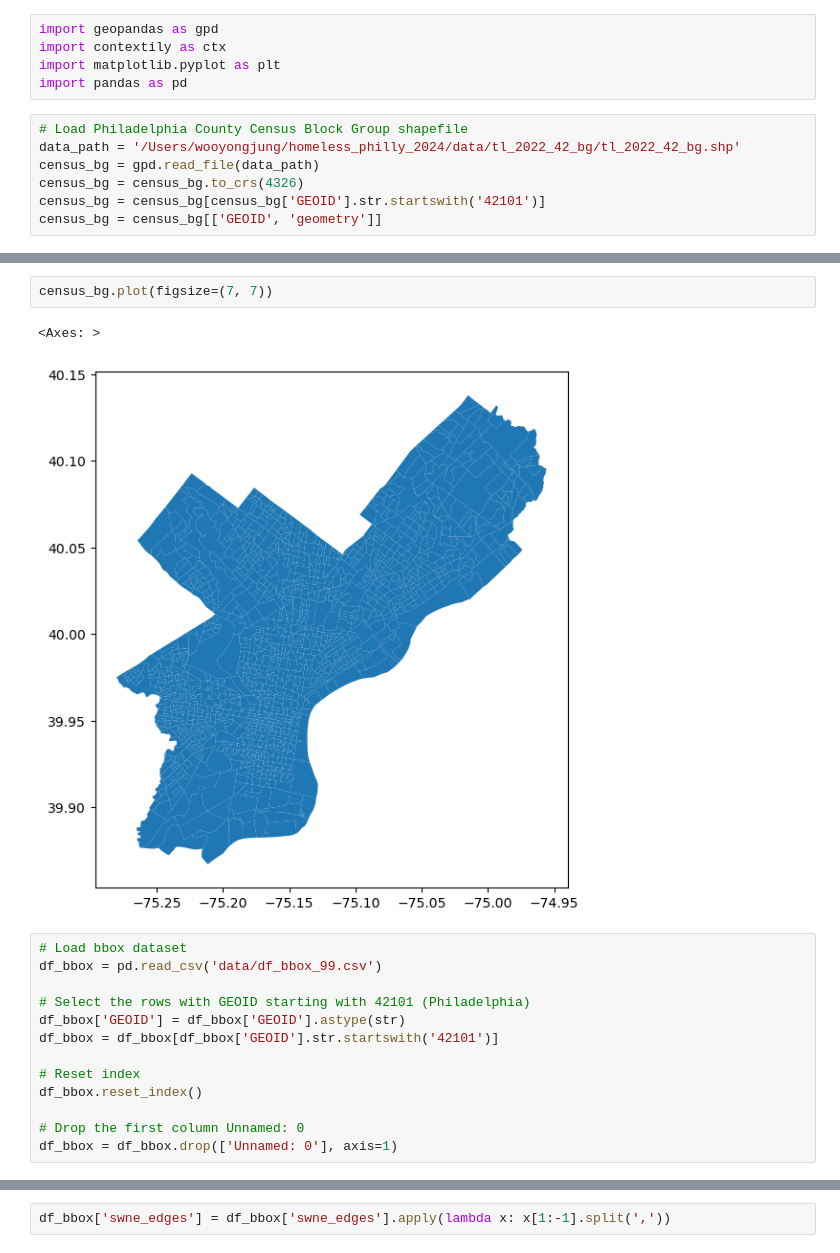
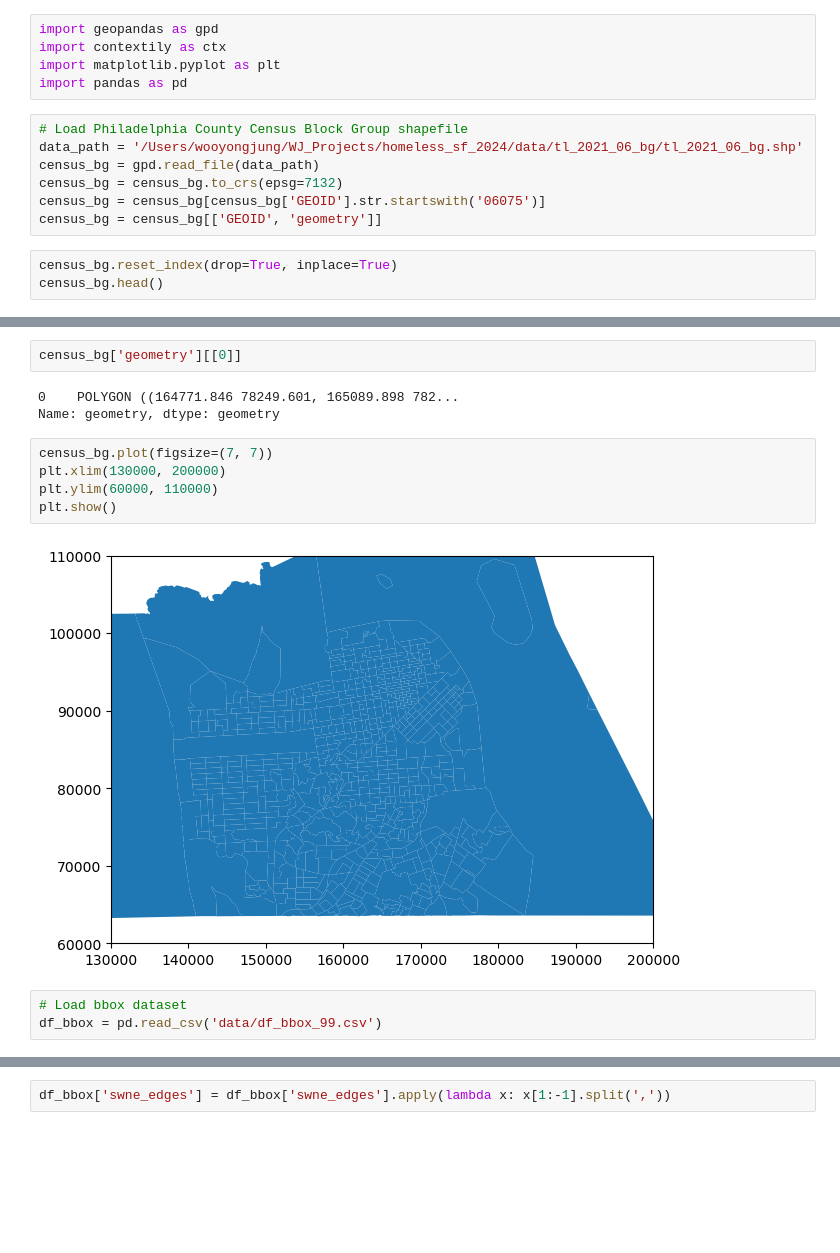
Before and after one commit to yilmajung/homeless_philly_2024, a Jupyter notebook: 2_create_cbg_level_map.ipynb, the cells around one changed output, grey strips where cells are left out. Drawn from its saved outputs; the diff is of its cells as text; blank space fills up the shorter version.

```diff
--- a/2_create_cbg_level_map.ipynb
+++ b/2_create_cbg_level_map.ipynb
@@ -5,8 +5,11 @@ import matplotlib.pyplot as plt
 import pandas as pd
 # %%
 # Load Philadelphia County Census Block Group shapefile
-data_path = '/Users/wooyongjung/homeless_philly_2024/data/tl_2022_42_bg/tl_2022_42_bg.shp'
+data_path = '/Users/wooyongjung/WJ_Projects/homeless_sf_2024/data/tl_2021_06_bg/tl_2021_06_bg.shp'
 census_bg = gpd.read_file(data_path)
-census_bg = census_bg.to_crs(4326)
-census_bg = census_bg[census_bg['GEOID'].str.startswith('42101')]
+census_bg = census_bg.to_crs(epsg=7132)
+census_bg = census_bg[census_bg['GEOID'].str.startswith('06075')]
 census_bg = census_bg[['GEOID', 'geometry']]
+# %%
+census_bg.reset_index(drop=True, inplace=True)
+census_bg.head()
@@ -13,21 +23,18 @@ census_bg = census_bg[['GEOID', 'geometry']]
+# %%
+census_bg['geometry'][[0]]
+# %% [output]
+0    POLYGON ((164771.846 78249.601, 165089.898 782...
+Name: geometry, dtype: geometry
 # %%
 census_bg.plot(figsize=(7, 7))
+plt.xlim(130000, 200000)
+plt.ylim(60000, 110000)
+plt.show()
 # %% [output]
-<Axes: >
-[figure, old version]
+[figure, new version]
-# %%
-# Load bbox dataset
-df_bbox = pd.read_csv('data/df_bbox_99.csv')
-
-# Select the rows with GEOID starting with 42101 (Philadelphia)
-df_bbox['GEOID'] = df_bbox['GEOID'].astype(str)
-df_bbox = df_bbox[df_bbox['GEOID'].str.startswith('42101')]
-
-# Reset index
-df_bbox.reset_index()
-
-# Drop the first column Unnamed: 0
-df_bbox = df_bbox.drop(['Unnamed: 0'], axis=1)
+# %%
+# Load bbox dataset
+df_bbox = pd.read_csv('data/df_bbox_99.csv')
 # %%
 df_bbox.head()
 # %% [output]
```
Also changed, not shown: parts of 15 cells of this notebook, 7 other files.
